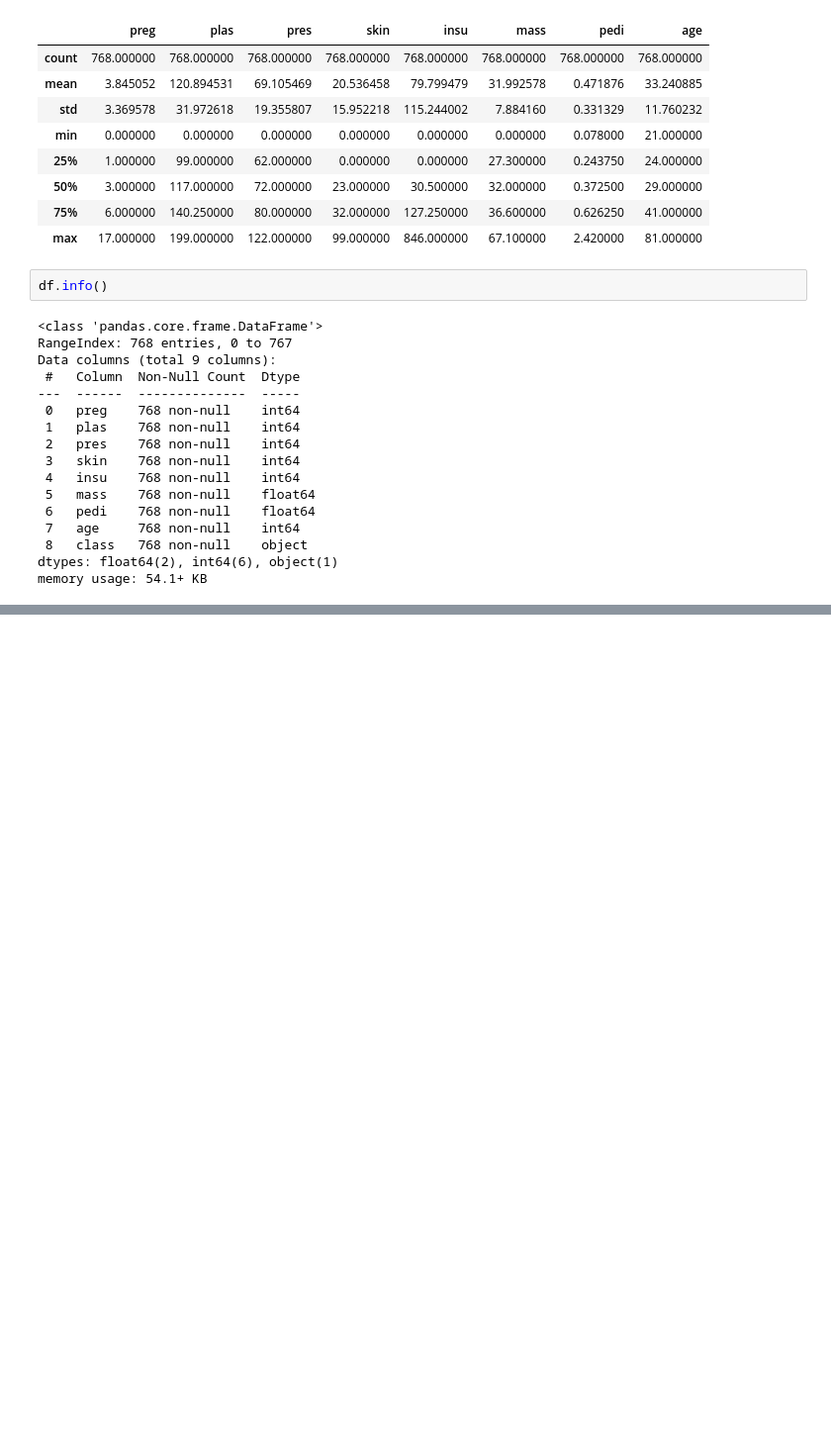
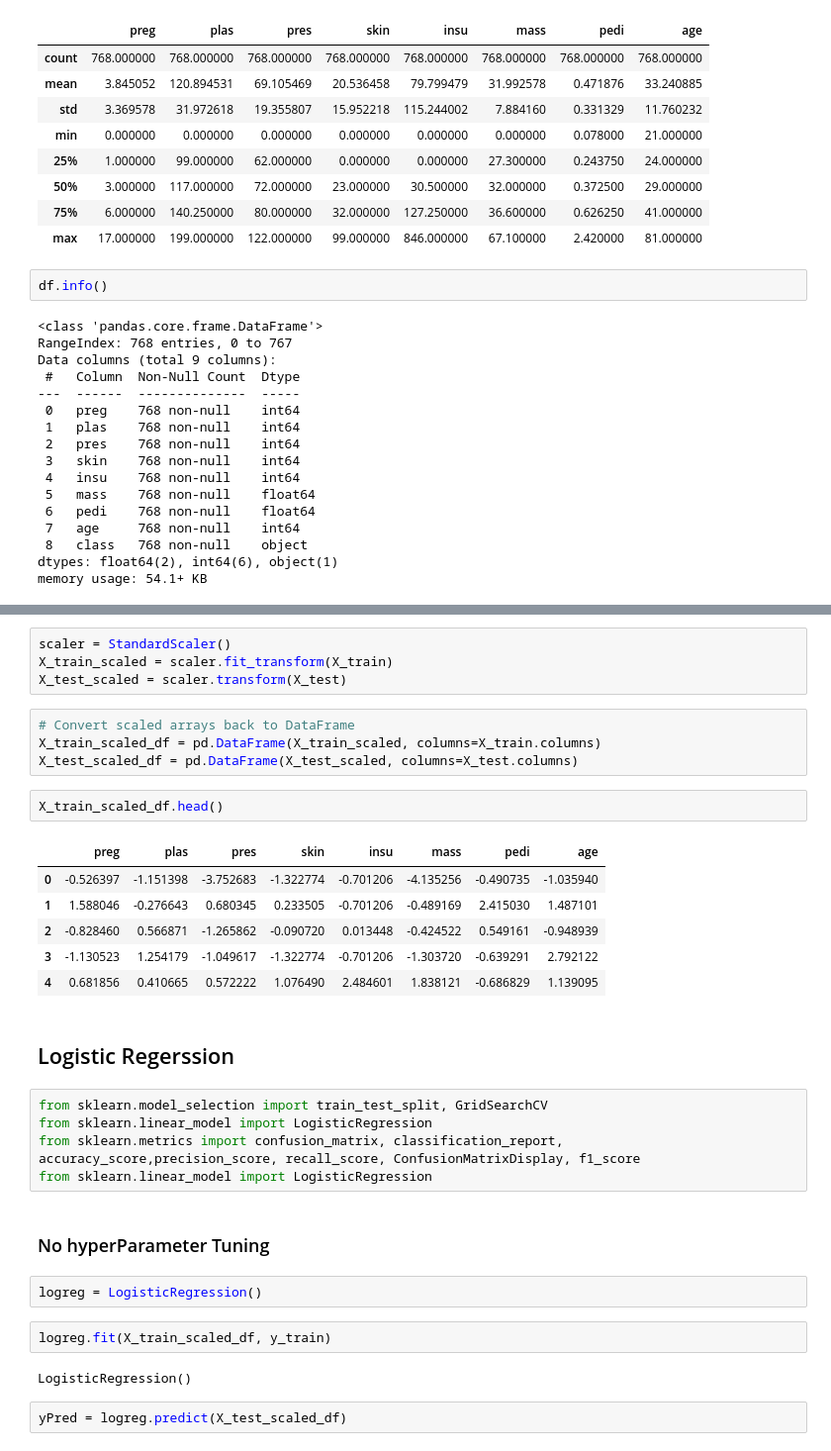
Before and after one commit to omar-vtc/Diabetes, a Jupyter notebook: Diabetes.ipynb, the cells around one changed output, grey strips where cells are left out. Shown at 99% size. Saved outputs shown, nothing was run; the diff lists cells and outputs as text; blank space fills up the shorter version.

```diff
--- a/Diabetes.ipynb
+++ b/Diabetes.ipynb
@@ -45,0 +66,34 @@ memory usage: 54.1+ KB
+# %%
+scaler = StandardScaler()
+X_train_scaled = scaler.fit_transform(X_train)
+X_test_scaled = scaler.transform(X_test)
+# %%
+# Convert scaled arrays back to DataFrame
+X_train_scaled_df = pd.DataFrame(X_train_scaled, columns=X_train.columns)
+X_test_scaled_df = pd.DataFrame(X_test_scaled, columns=X_test.columns)
+# %%
+X_train_scaled_df.head()
+# %% [output]
+|  | preg | plas | pres | skin | insu | mass | pedi | age |
+| 0 | -0.526397 | -1.151398 | -3.752683 | -1.322774 | -0.701206 | -4.135256 | -0.490735 | -1.035940 |
+| 1 | 1.588046 | -0.276643 | 0.680345 | 0.233505 | -0.701206 | -0.489169 | 2.415030 | 1.487101 |
+| 2 | -0.828460 | 0.566871 | -1.265862 | -0.090720 | 0.013448 | -0.424522 | 0.549161 | -0.948939 |
+| 3 | -1.130523 | 1.254179 | -1.049617 | -1.322774 | -0.701206 | -1.303720 | -0.639291 | 2.792122 |
+| 4 | 0.681856 | 0.410665 | 0.572222 | 1.076490 | 2.484601 | 1.838121 | -0.686829 | 1.139095 |
+# %% [markdown]
+## Logistic Regerssion
+# %%
+from sklearn.model_selection import train_test_split, GridSearchCV
+from sklearn.linear_model import LogisticRegression
+from sklearn.metrics import confusion_matrix, classification_report, accuracy_score,precision_score, recall_score, ConfusionMatrixDisplay, f1_score
+from sklearn.linear_model import LogisticRegression
+# %% [markdown]
+### No hyperParameter Tuning
+# %%
+logreg = LogisticRegression()
+# %%
+logreg.fit(X_train_scaled_df, y_train)
+# %% [output]
+LogisticRegression()
+# %%
+yPred = logreg.predict(X_test_scaled_df)
```
Also changed, not shown: parts of 11 cells of this notebook.
